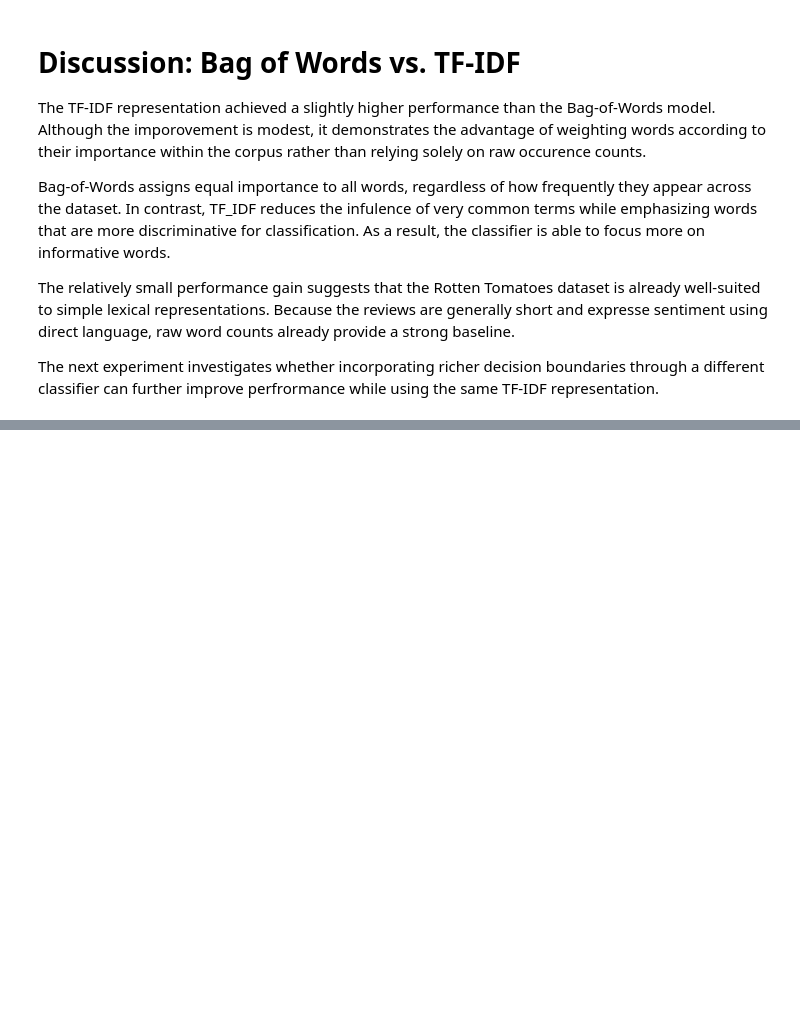
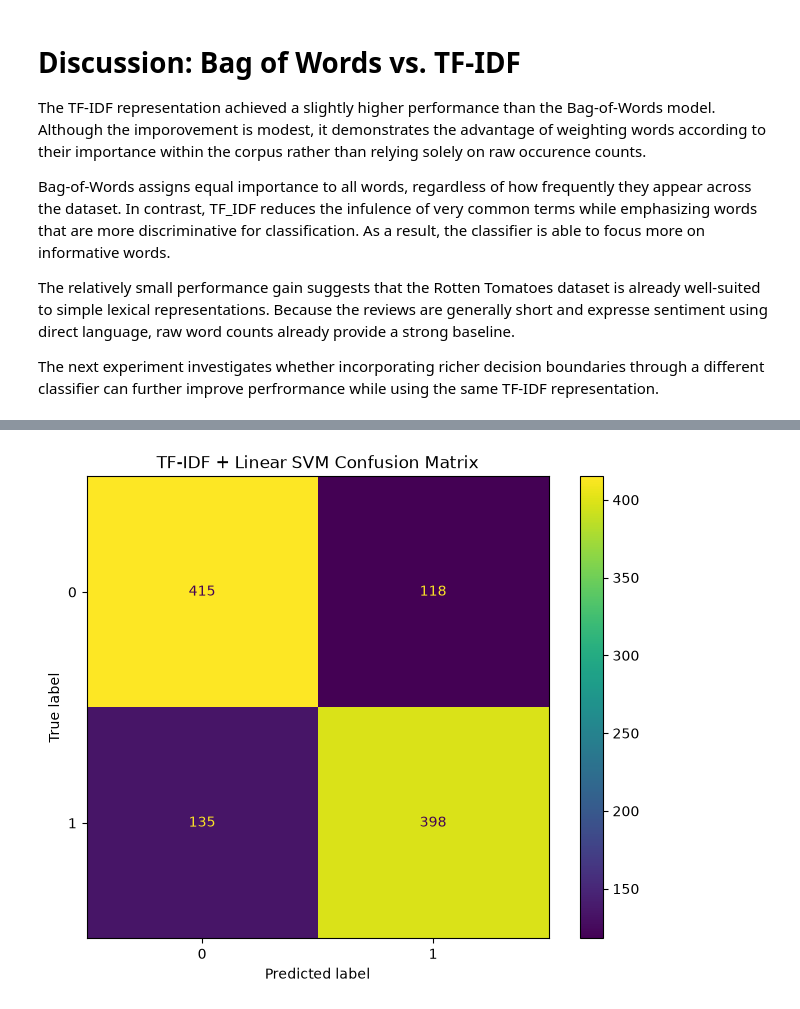
Before and after one commit to Alireza-Mirzadeh/llm-text-classification-benchmark, a Jupyter notebook: notebooks/02_baseline_models.ipynb, the cells around one changed output, grey strips where cells are left out. Saved outputs shown, nothing was run; the diff lists cells and outputs as text; code cells hidden in the pictures; blank space fills up the shorter version.

Commit message:
Add full baseline models experiments

```diff
--- a/notebooks/02_baseline_models.ipynb
+++ b/notebooks/02_baseline_models.ipynb
@@ -121,17 +127,17 @@ from src.models.bow import BagOfWordsClassifier
 # %%
-# Train the Bag of Words Classifier
-bow = BagOfWordsClassifier()
+# Train the Bag of Words Classifier with Logistic Regression
+bow_lr = BagOfWordsClassifier()
 
-bow.fit(X_train, y_train)
+bow_lr.fit(X_train, y_train)
 
-y_pred_bow = bow.predict(X_test)
+y_pred_bow_lr = bow_lr.predict(X_test)
 
 # Evaluate the Bag of Words model
-metrics_bow, report_bow = evaluate_classifier(y_test, y_pred_bow)
+metrics_bow_lr, report_bow_lr = evaluate_classifier(y_test, y_pred_bow_lr)
 
 print("Bag-of-Words + Logistic Regression:")
 
-for metric_name, metric_value in metrics_bow.items():
+for metric_name, metric_value in metrics_bow_lr.items():
     print(f"{metric_name}: {metric_value:.2f}")
 # %% [output]
 Bag-of-Words + Logistic Regression:
@@ -191,17 +186,17 @@ from src.models.tfidf import TfidfClassifier
 # %%
-# Train the TF-IDF Classifier
-tfidf = TfidfClassifier()
+# Train the TF-IDF Classifier with Logistic Regression
+tfidf_lr = TfidfClassifier()
 
-tfidf.fit(X_train, y_train)
+tfidf_lr.fit(X_train, y_train)
 
-y_pred_tfidf = tfidf.predict(X_test)
+y_pred_tfidf_lr = tfidf_lr.predict(X_test)
 
 # Evaluate the TF-IDF model
-metrics_tfidf, report_tfidf = evaluate_classifier(y_test, y_pred_tfidf)
+metrics_tfidf_lr, report_tfidf_lr = evaluate_classifier(y_test, y_pred_tfidf_lr)
 
 print("TF-IDF + Logistic Regression:")
 
-for metric_name, metric_value in metrics_tfidf.items():
+for metric_name, metric_value in metrics_tfidf_lr.items():
     print(f"{metric_name}: {metric_value:.2f}")
 # %% [output]
 TF-IDF + Logistic Regression:
@@ -265,0 +258,15 @@ The next experiment investigates whether incorporating richer decision boundarie
+# %%
+# Train the TF-IDF with Linear SVM Classifier
+tfidf_svm = TFIDFLinearSVM()
+
+tfidf_svm.fit(X_train, y_train)
+
+y_pred_tfidf_svm = tfidf_svm.predict(X_test)
+
+# Evaluate the TF-IDF with Linear SVM model
+metrics_tfidf_svm, report_tfidf_svm = evaluate_classifier(y_test, y_pred_tfidf_svm)
+
+print("TF-IDF + Linear SVM:")
+
+for metric_name, metric_value in metrics_tfidf_svm.items():
+    print(f"{metric_name}: {metric_value:.2f}")
@@ -265,0 +290,6 @@ The next experiment investigates whether incorporating richer decision boundarie
+# %%
+# Confusion matrix for Tf-IDF with Linear SVM model
+plot_confusion_matrix("TF-IDF + Linear SVM", y_test, y_pred_tfidf_svm)
+plt.show()
+# %% [output]
+[figure, added]
```
Also changed, not shown: parts of 24 cells of this notebook, 6 other files.
